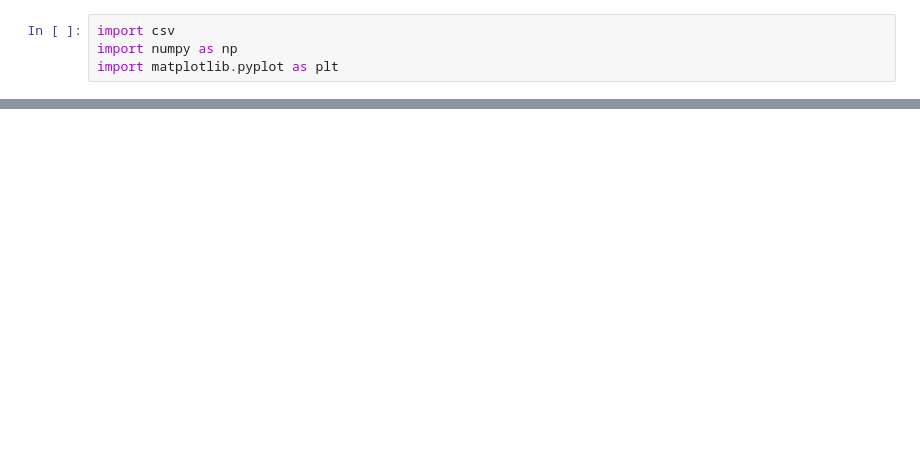
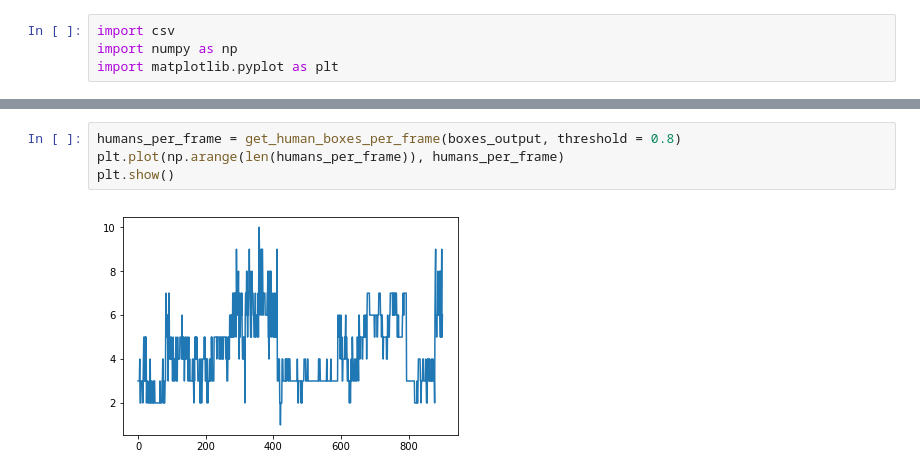
Before and after one commit to vincent-vdb/frameClassification, a Jupyter notebook: readCSVOutput.ipynb, the cells around one changed output, grey strips where cells are left out. Cells and saved outputs as stored; diff of their text form; blank space fills up the shorter version.

```diff
--- a/readCSVOutput.ipynb
+++ b/readCSVOutput.ipynb
@@ -48,0 +187,6 @@ detection_score[0]
+# %%
+humans_per_frame = get_human_boxes_per_frame(boxes_output, threshold = 0.8)
+plt.plot(np.arange(len(humans_per_frame)), humans_per_frame)
+plt.show()
+# %% [output]
+[figure, added]
```
Also changed, not shown: parts of 11 cells of this notebook.
